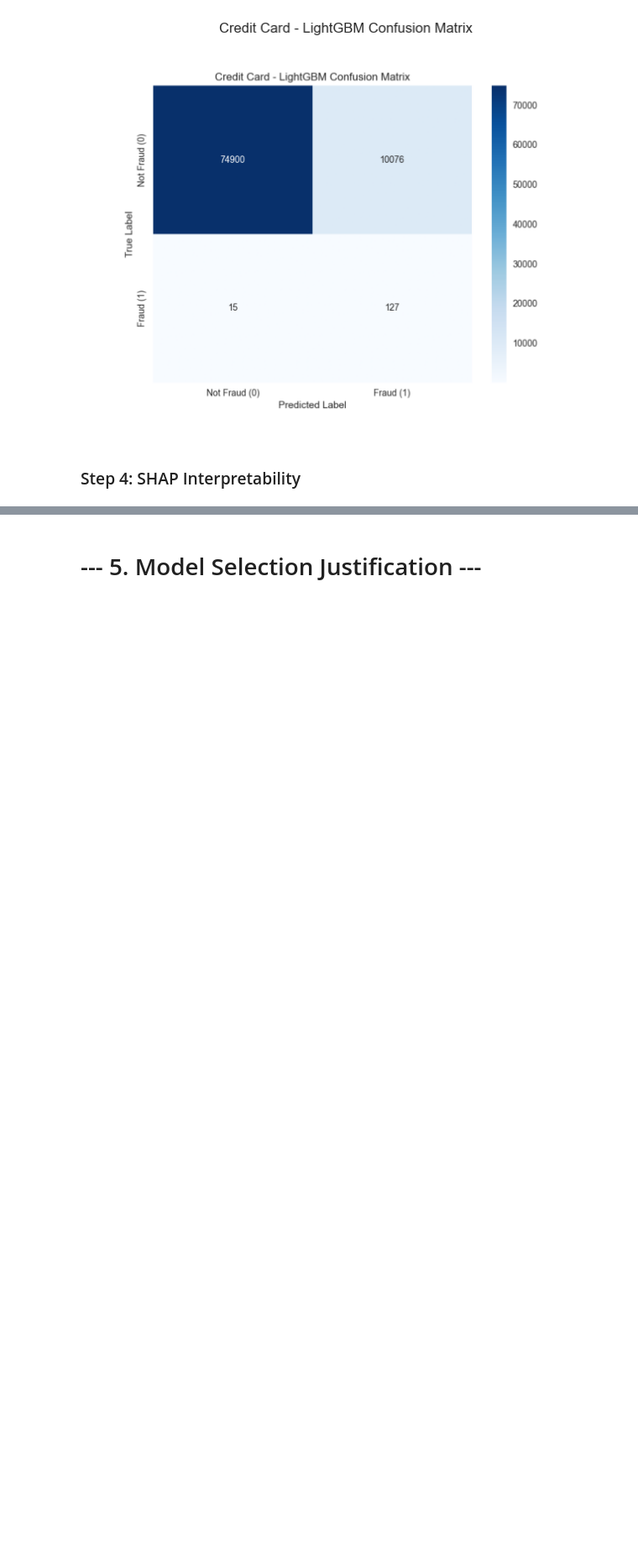
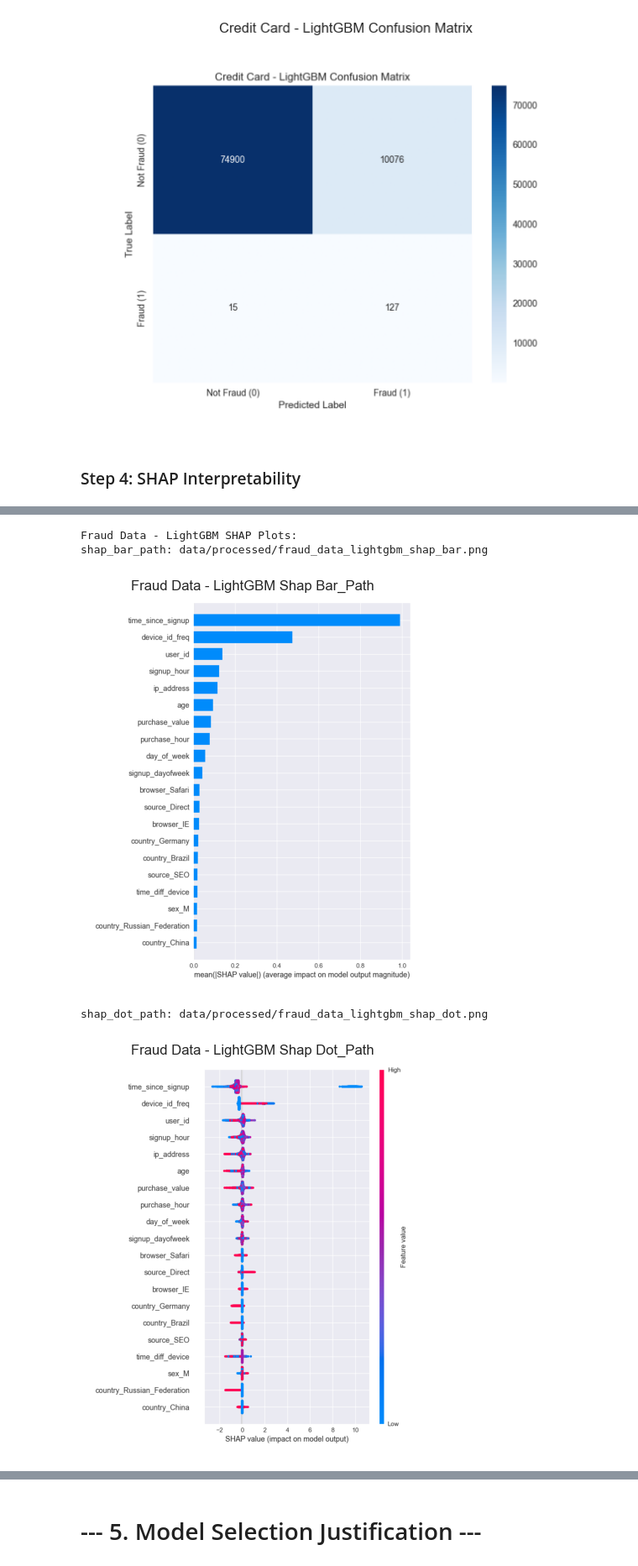
Before and after one commit to Lifeconr/fraud_detection_w8, a Jupyter notebook: notebooks/Fraud_Detection_Task2.ipynb, the cells around one changed output, grey strips where cells are left out. Shown at 84% size. Cells and saved outputs as stored; diff of their text form; code cells hidden in the pictures; blank space fills up the shorter version.

```diff
--- a/notebooks/Fraud_Detection_Task2.ipynb
+++ b/notebooks/Fraud_Detection_Task2.ipynb
@@ -175,7 +245,7 @@ Credit Card - LightGBM Confusion Matrix:
 ### Step 4: SHAP Interpretability
 # %%
 # SHAP for Fraud Data LightGBM
-fraud_lgbm_shap = interpret_model_shap(fraud_lgbm_model, fraud_X_test, 'LightGBM', 'Fraud Data', fraud_features)
+fraud_lgbm_shap = interpret_model_shap(fraud_lgbm_model, fraud_X_test, 'LightGBM', 'Fraud Data')
 print('\nFraud Data - LightGBM SHAP Plots:')
 for plot_name, plot_path in fraud_lgbm_shap.items():
     print(f'{plot_name}: {plot_path}')
@@ -190,2 +261,7 @@ for plot_name, plot_path in fraud_lgbm_shap.items():
+Fraud Data - LightGBM SHAP Plots:
+shap_bar_path: data/processed/fraud_data_lightgbm_shap_bar.png
+[figure, added]
+shap_dot_path: data/processed/fraud_data_lightgbm_shap_dot.png
+[figure, added]
 # %%
 # SHAP for Credit Card Data LightGBM
```
Also changed, not shown: parts of 16 cells of this notebook, 1 other file.
